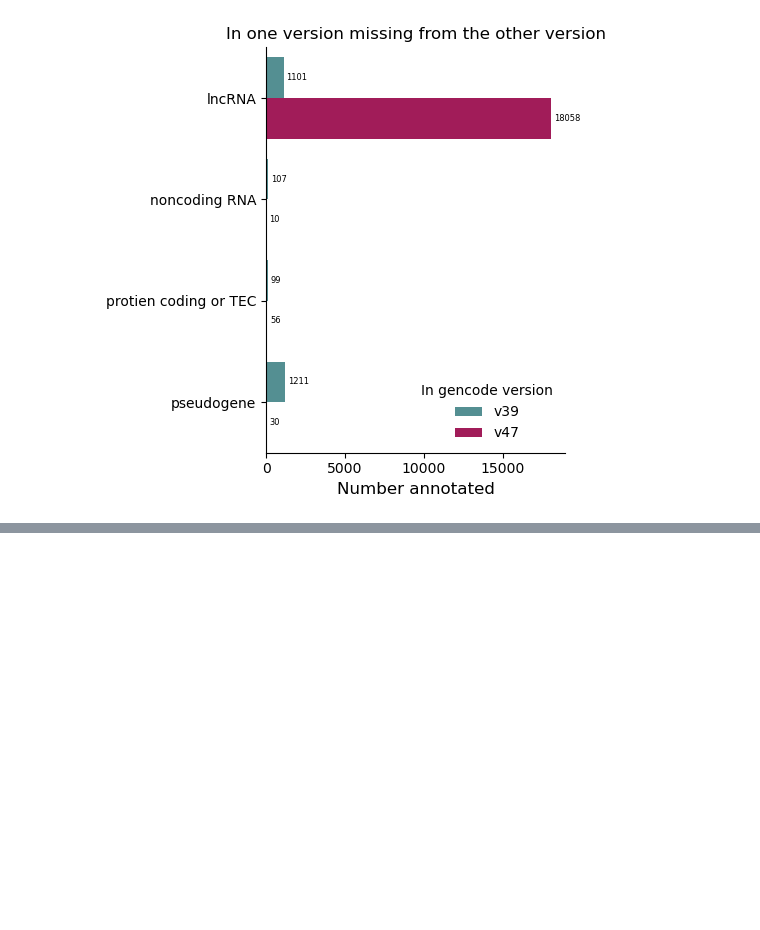
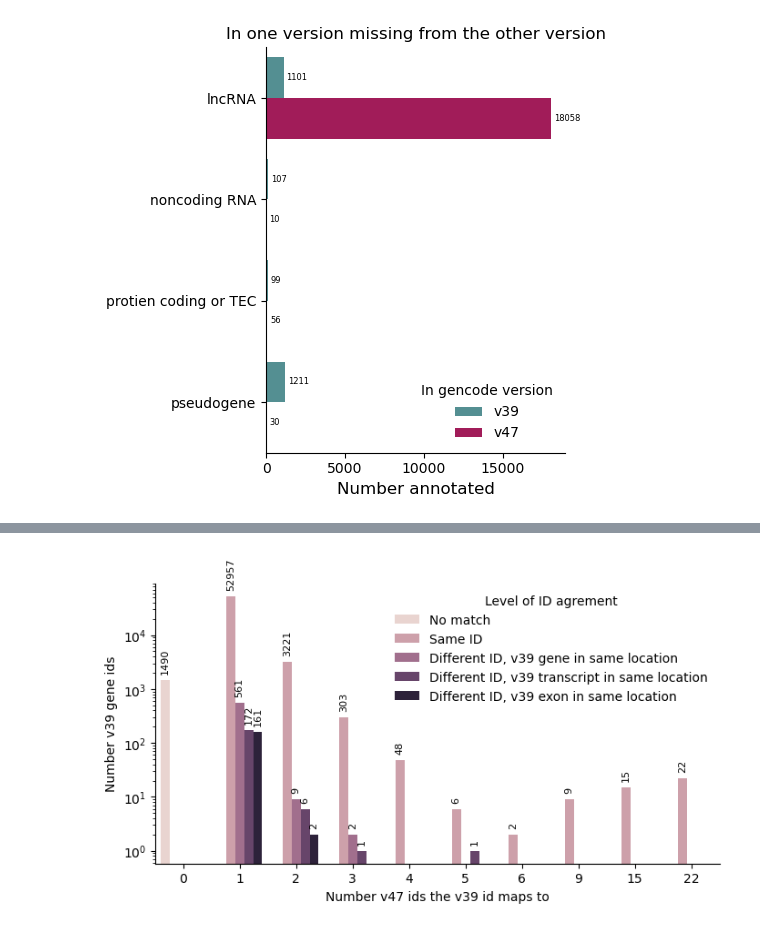
Before and after one commit to danielnachun/gtex-gencode47, a Jupyter notebook: notebooks/compare_gencode.ipynb, the cells around one changed output, grey strips where cells are left out. Saved outputs shown, nothing was run; the diff lists cells and outputs as text; code cells hidden in the pictures; blank space fills up the shorter version.

Commit message:
v10 null, gene id matching

```diff
--- a/notebooks/compare_gencode.ipynb
+++ b/notebooks/compare_gencode.ipynb
@@ -50,6 +50,9 @@ full_gencode_v47['gene_id_stable'] = full_gencode_v47['gene_id'].str.split('.').
 # harmonize annotation categories as in https://www.gencodegenes.org/pages/biotypes.html
 gencode_v39['gene_type_harmonized'] = np.where(gencode_v39['gene_type'].isin(['3prime_overlapping_ncRNA', 'antisense', 'bidirectional_promoter_lncRNA', 'lincRNA', 'macro_lncRNA', 'non_coding', 'processed_transcript', 'sense_intronic','sense_overlapping']), 'lncRNA', gencode_v39['gene_type'])
 gencode_v39['gene_type_harmonized'] = np.where(gencode_v39['gene_type_harmonized'].isin(['vaultRNA']), 'vault_RNA', gencode_v39['gene_type_harmonized'])
+
+full_gencode_v39['gene_type_harmonized'] = np.where(full_gencode_v39['gene_type'].isin(['3prime_overlapping_ncRNA', 'antisense', 'bidirectional_promoter_lncRNA', 'lincRNA', 'macro_lncRNA', 'non_coding', 'processed_transcript', 'sense_intronic','sense_overlapping']), 'lncRNA', full_gencode_v39['gene_type'])
+full_gencode_v39['gene_type_harmonized'] = np.where(full_gencode_v39['gene_type_harmonized'].isin(['vaultRNA']), 'vault_RNA', full_gencode_v39['gene_type_harmonized'])
 # %%
 gene_type_counts = pd.DataFrame({'v47':gencode_v47.groupby('gene_type').size(), 'v39':gencode_v39.groupby('gene_type_harmonized').size()}).reset_index(names='gene_type')
 gene_type_melt = gene_type_counts.melt(id_vars=['gene_type'], value_vars=['v47', 'v39'], value_name='count', var_name='version')
@@ -341,0 +220,18 @@ Name: count, dtype: int64
+# %%
+# index v39 by gene id
+gid_full_gencode_v39 = full_gencode_v39.set_index('gene_id_stable')
+
+# needs to be done in the full gtf becuase the collapsed gtf changes start/end sites to avoid overlap
+full_v39 = gid_full_gencode_v39.loc[gencode_v39['gene_id_stable'].unique()].reset_index()
+
+# add in data from v47 to see if the starts/ends match
+v47_location_merged = pd.merge(full_v39, full_gencode_v47[['Chromosome', 'Start', 'End', 'gene_id_stable', 'Feature']], on=['Chromosome', 'Start', 'End'], suffixes=['_v39', '_v47'], how='left')
+
+# group by v39 gene id, see if any of the v47 genes have a matched location
+v47_location_merged_v39_grouped = v47_location_merged.groupby('gene_id_stable_v39').agg({'gene_id_stable_v47':[list, 'unique', 'nunique'], 'Feature_v39':list, 'Feature_v47':list})
+
+# add in flag if the ids match
+v47_location_merged_explode = v47_location_merged_v39_grouped.reset_index().explode(('gene_id_stable_v47', 'list'))
+v47_location_merged_explode['match'] = v47_location_merged_explode[('gene_id_stable_v47', 'list')] == v47_location_merged_explode['gene_id_stable_v39']
+v47_location_merged_id_match = v47_location_merged_explode.groupby('gene_id_stable_v39').agg({('match', ''):'sum'})
+v47_location_merged_v39_grouped = v47_location_merged_v39_grouped.join(v47_location_merged_id_match > 0)
@@ -341,0 +284,17 @@ Name: count, dtype: int64
+# %%
+fig, ax = plt.subplots(figsize=(8,4))
+
+sns.countplot(v47_location_merged_v39_grouped, x=('gene_id_stable_v47', 'nunique'), hue='match_idx_v39', ax=ax)
+ax.set_yscale('log')
+# add numbers to plot
+for container in ax.containers:
+    ax.bar_label(container, padding=5, fontsize=8, rotation=90)
+
+ax.set_ylabel('Number v39 gene ids')
+ax.set_xlabel('Number v47 ids the v39 id maps to')
+
+plt.legend(title='Level of ID agrement', loc='upper right', frameon=False, labels=['No match', 'Same ID', 'Different ID, v39 gene in same location', 'Different ID, v39 transcript in same location', 'Different ID, v39 exon in same location'])
+
+ax.spines[['top', 'right']].set_visible(False)
+# %% [output]
+[figure, added]
```
Also changed, not shown: parts of 25 cells of this notebook, 8 other files.
